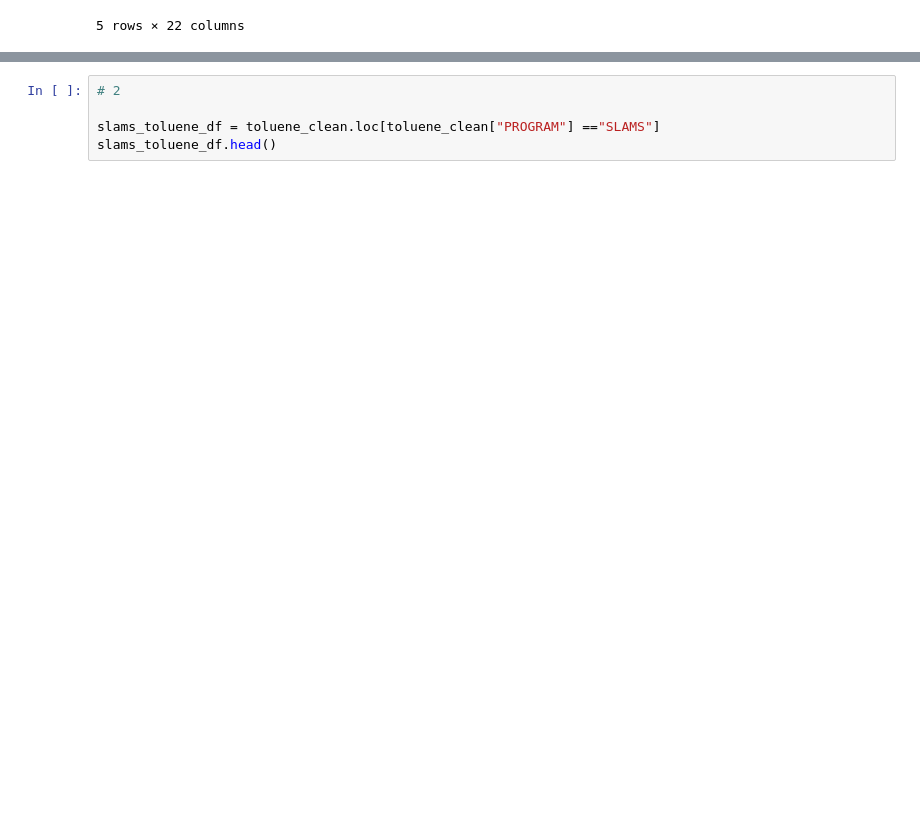
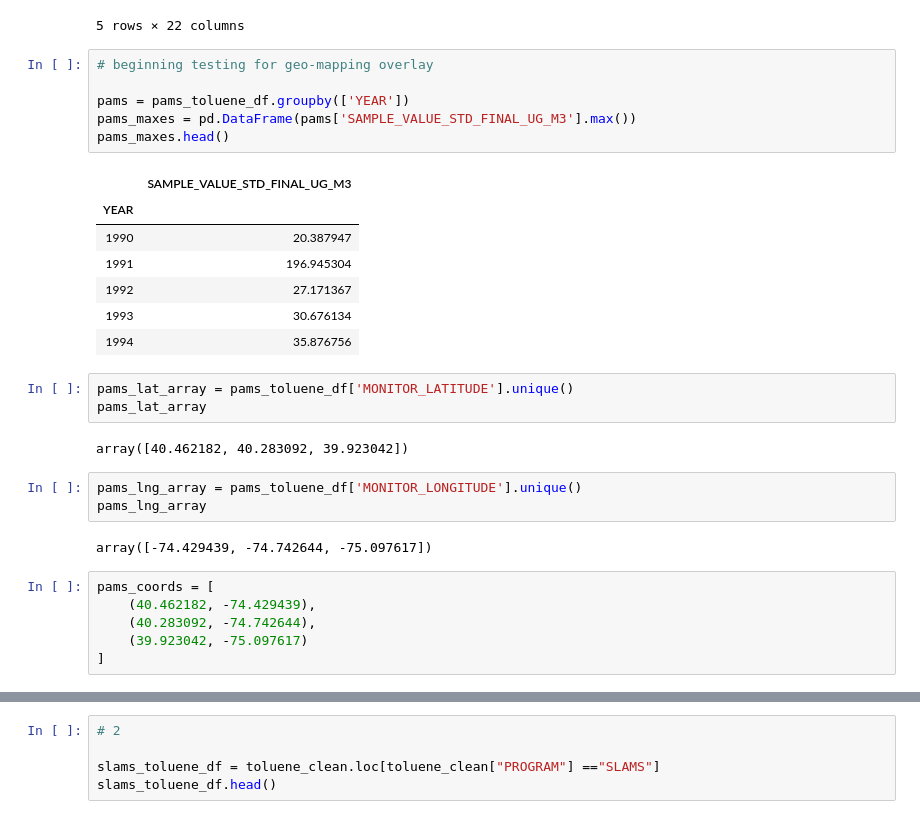
Before and after one commit to jjjjjeb/NJAir_EDA, a Jupyter notebook: Toluene.ipynb, the cells around one changed output, grey strips where cells are left out. Cells and saved outputs as stored; diff of their text form; blank space fills up the shorter version.

```diff
--- a/Toluene.ipynb
+++ b/Toluene.ipynb
@@ -401,3 +404,33 @@ pams_toluene_df.head()
 | 3721 | PAMS | 5231 | 40.462182 | -74.429439 | 1997 | 2 | 14-Jun-97 | ... |
 | 3722 | PAMS | 5231 | 40.462182 | -74.429439 | 1997 | 2 | 14-Jun-97 | ... |
 5 rows × 22 columns
+# %%
+# beginning testing for geo-mapping overlay
+
+pams = pams_toluene_df.groupby(['YEAR'])
+pams_maxes = pd.DataFrame(pams['SAMPLE_VALUE_STD_FINAL_UG_M3'].max())
+pams_maxes.head()
+# %% [output]
+|  | SAMPLE_VALUE_STD_FINAL_UG_M3 |
+| YEAR |  |
+| 1990 | 20.387947 |
+| 1991 | 196.945304 |
+| 1992 | 27.171367 |
+| 1993 | 30.676134 |
+| 1994 | 35.876756 |
+# %%
+pams_lat_array = pams_toluene_df['MONITOR_LATITUDE'].unique()
+pams_lat_array
+# %% [output]
+array([40.462182, 40.283092, 39.923042])
+# %%
+pams_lng_array = pams_toluene_df['MONITOR_LONGITUDE'].unique()
+pams_lng_array
+# %% [output]
+array([-74.429439, -74.742644, -75.097617])
+# %%
+pams_coords = [
+    (40.462182, -74.429439),
+    (40.283092, -74.742644),
+    (39.923042, -75.097617)
+]
```
Also changed, not shown: parts of 10 cells of this notebook.
